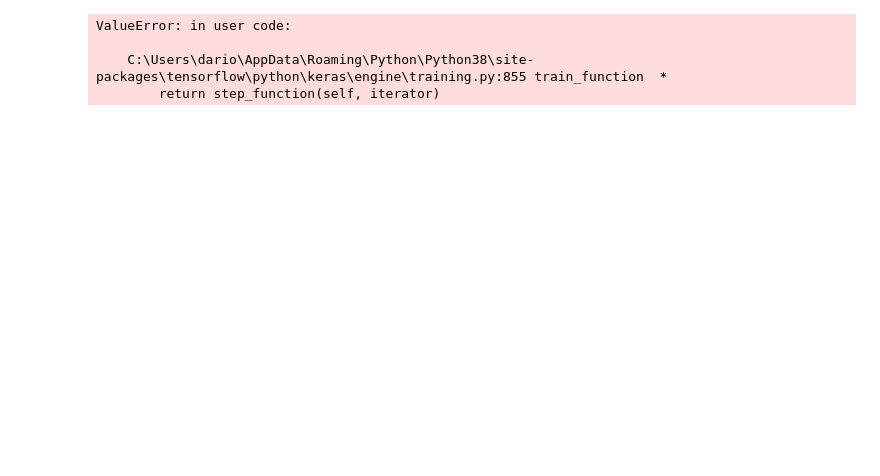
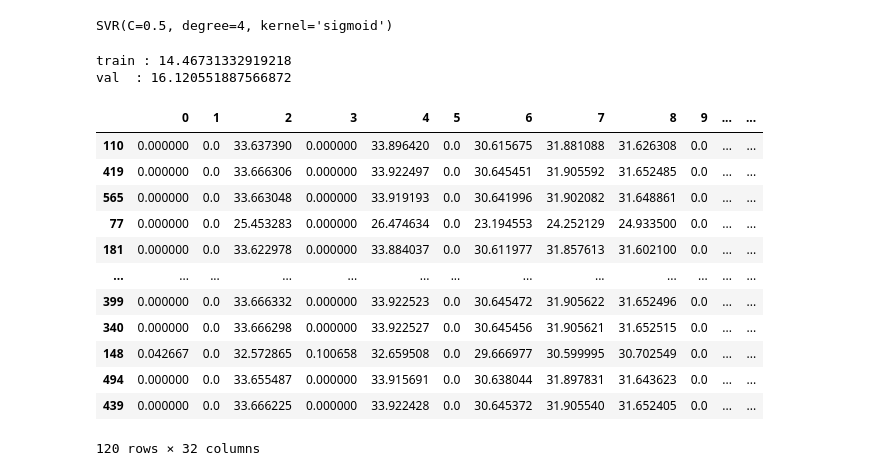
Before and after one commit to DarioRugg/Hakaton-project, a Jupyter notebook: main_notebook.ipynb, the cells around one changed output. Cells and saved outputs as stored; diff of their text form; code cells hidden in the pictures; blank space fills up the shorter version.

Commit message:
pytorch models working

```diff
--- a/main_notebook.ipynb
+++ b/main_notebook.ipynb
@@ -32,0 +80,39 @@ def get_data(entry):
+# %%
+epocs = 30
+rmse = {"train": [], "val": []}
+
+start = time()
+for epoch in range(epocs):
+    model.train()
+    rmse["train"].append(0)
+    for i, data in enumerate(train_dataloader, 0):
+        # get the inputs; data is a list of [inputs, labels]
+        inputs, labels = data
+
+        # zero the parameter gradients
+        optimizer.zero_grad()
+
+        outputs = model(inputs)
+
+        # forward + backward + optimize
+        loss = criterion(outputs, labels)
+        loss.backward()
+        optimizer.step()
+        rmse["train"][epoch] += loss.sqrt().mean(dim=0)/len(train_dataloader)
+
+    # validation
+    model.eval()
+
+    rmse["val"].append(0)
+    for i, data in enumerate(val_dataloader, 0):
+        # get the inputs; data is a list of [inputs, labels]
+        inputs, labels = data
+        with torch.no_grad():
+            outputs = model(inputs, predict_anyway=True)
+
+        # forward + backward + optimize
+        rmse["val"][epoch] += criterion(outputs, labels).sqrt().mean(dim=0)/len(val_dataloader)
+    print(f"\n------> Epoch {epoch+1} <------\n    Train RMSE loss: {rmse['train'][epoch]}\n    Val   RMSE loss: {rmse['val'][epoch]}")
+
+print('\n\n****************** Finished Training ******************')
+print("seconds elapsed: ", time()-start)
@@ -32,0 +145,3 @@ def get_data(entry):
+# %%
+train_embedding = model.forward(torch.Tensor(train_timeseries))
+val_embedding = model.forward(torch.Tensor(val_timeseries))
@@ -32,0 +157,6 @@ def get_data(entry):
+# %%
+svm_model = svm.SVR(shrinking=True, kernel="sigmoid", gamma="scale", degree=4, C=0.5)
+
+svm_model.fit(X_train, y_train)
+# %% [output]
+SVR(C=0.5, degree=4, kernel='sigmoid')
@@ -33 +166,22 @@ def get_data(entry):
+# %%
+print(f"train : {np.sqrt(mean_squared_error(y_ped_train, y_train))} \nval  : {np.sqrt(mean_squared_error(y_ped_val, y_val))}")
+# %% [output]
+train : 14.46731332919218
+val  : 16.120551887566872
+# %%
+pd.DataFrame(val_embedding.detach().numpy(), index=val_split.index)
+# %% [output]
+|  | 0 | 1 | 2 | 3 | 4 | 5 | 6 | 7 | 8 | 9 | ... | ... |
+| 110 | 0.000000 | 0.0 | 33.637390 | 0.000000 | 33.896420 | 0.0 | 30.615675 | 31.881088 | 31.626308 | 0.0 | ... | ... |
+| 419 | 0.000000 | 0.0 | 33.666306 | 0.000000 | 33.922497 | 0.0 | 30.645451 | 31.905592 | 31.652485 | 0.0 | ... | ... |
+| 565 | 0.000000 | 0.0 | 33.663048 | 0.000000 | 33.919193 | 0.0 | 30.641996 | 31.902082 | 31.648861 | 0.0 | ... | ... |
+| 77 | 0.000000 | 0.0 | 25.453283 | 0.000000 | 26.474634 | 0.0 | 23.194553 | 24.252129 | 24.933500 | 0.0 | ... | ... |
+| 181 | 0.000000 | 0.0 | 33.622978 | 0.000000 | 33.884037 | 0.0 | 30.611977 | 31.857613 | 31.602100 | 0.0 | ... | ... |
+| ... | ... | ... | ... | ... | ... | ... | ... | ... | ... | ... | ... | ... |
+| 399 | 0.000000 | 0.0 | 33.666332 | 0.000000 | 33.922523 | 0.0 | 30.645472 | 31.905622 | 31.652496 | 0.0 | ... | ... |
+| 340 | 0.000000 | 0.0 | 33.666298 | 0.000000 | 33.922527 | 0.0 | 30.645456 | 31.905621 | 31.652515 | 0.0 | ... | ... |
+| 148 | 0.042667 | 0.0 | 32.572865 | 0.100658 | 32.659508 | 0.0 | 29.666977 | 30.599995 | 30.702549 | 0.0 | ... | ... |
+| 494 | 0.000000 | 0.0 | 33.655487 | 0.000000 | 33.915691 | 0.0 | 30.638044 | 31.897831 | 31.643623 | 0.0 | ... | ... |
+| 439 | 0.000000 | 0.0 | 33.666225 | 0.000000 | 33.922428 | 0.0 | 30.645372 | 31.905540 | 31.652405 | 0.0 | ... | ... |
+120 rows × 32 columns
 # %%
@@ -77,7 +189,0 @@ model.compile(optimizer="Adam", loss="mse")
-# %%
-model.fit(x=np.array(time_series), y=np.array(train.y), batch_size=32)
-# %% [output]
-ValueError: in user code:
-
-    C:\Users\dario\AppData\Roaming\Python\Python38\site-packages\tensorflow\python\keras\engine\training.py:855 train_function  *
-        return step_function(self, iterator)
```
Also changed, not shown: parts of 28 cells of this notebook.
